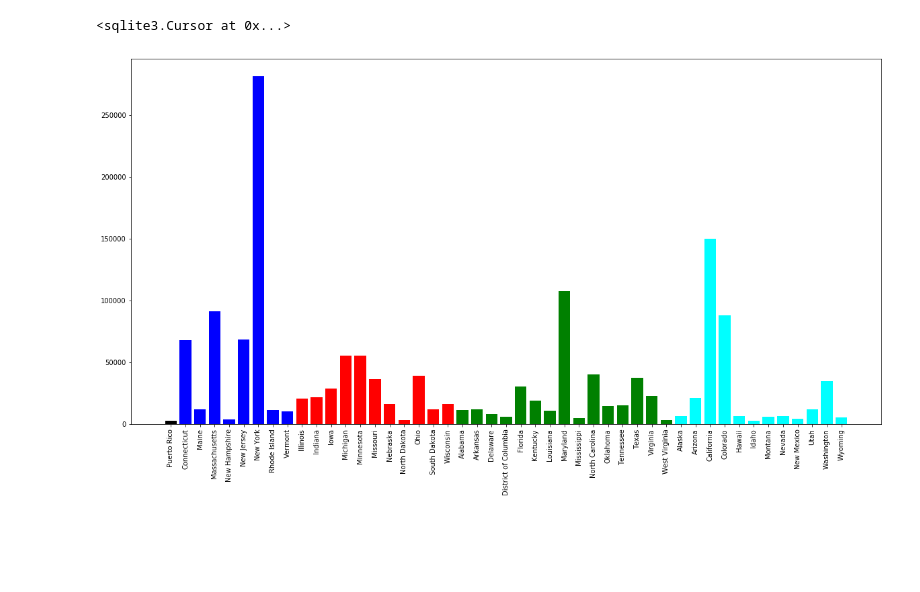
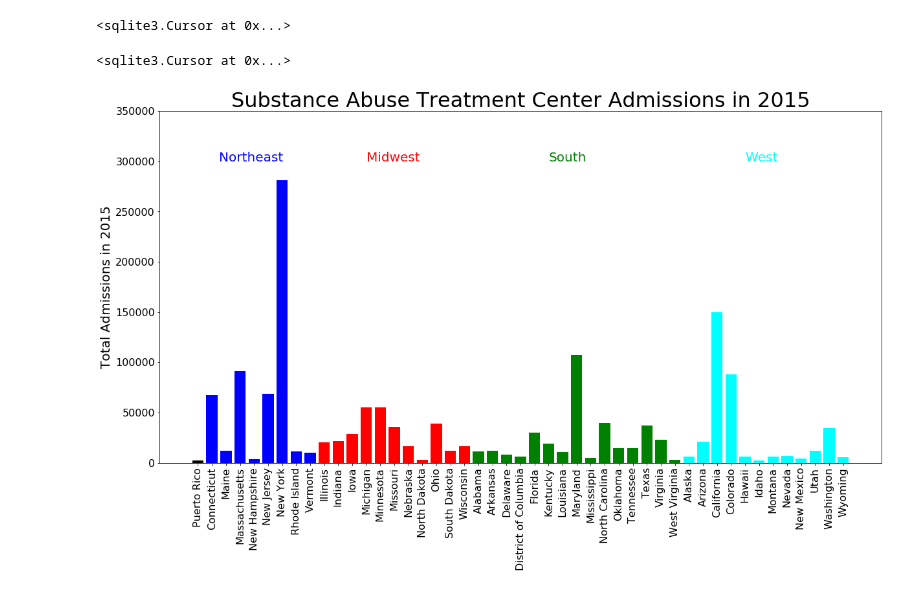
Before and after one commit to katevitale/SAMHDA, a Jupyter notebook: Main.ipynb, the cells around one changed output. Saved outputs shown, nothing was run; the diff lists cells and outputs as text; code cells hidden in the pictures; blank space fills up the shorter version.

```diff
--- a/Main.ipynb
+++ b/Main.ipynb
@@ -24,6 +24,10 @@ State_dict = {1:"Alabama",2:"Alaska", 4:"Arizona", 5:"Arkansas", 6:"California",
              38:"North Dakota", 39:"Ohio", 40:"Oklahoma", 44:"Rhode Island", 46:"South Dakota", 47:"Tennessee",
              48:"Texas", 49:"Utah", 50:"Vermont", 51:"Virginia", 53:"Washington", 54:"West Virginia", 55:"Wisconsin",
              56: "Wyoming", 72:"Puerto Rico"}
+# %%
+ cur.execute("SELECT STFIPS,COUNT(CASEID) from TEDSA group by STFIPS")
+# %% [output]
+<sqlite3.Cursor at 0x...>
 # %%
 cur.execute("SELECT REGION,STFIPS,COUNT(CASEID) from TEDSA group by REGION,STFIPS")
 # %% [output]
@@ -37,19 +41,28 @@ region_color = {0:'black', 1:'blue', 2:'red', 3:'green', 4:'cyan'}
 # %%
 colors = list()
 states = list()
 episodes = list()
+
 for entry in state_table_with_codes:
     colors.append(region_color[entry[0]])
     states.append(State_dict[entry[1]])
     episodes.append(entry[2])
 
 %matplotlib inline
 
 plt.figure(figsize=(20,10))
 plt.bar(states, episodes, color=colors)
-plt.xticks(rotation=90);
+plt.xticks(rotation=90, fontsize = 16);
+plt.yticks(fontsize=16)
+plt.title("Substance Abuse Treatment Center Admissions in 2015", fontsize = 32);
+plt.ylabel("Total Admissions in 2015", fontsize = 20);
+plt.ylim(0,350000)
+plt.text(1.5, 300000, "Northeast", color='blue',fontsize=20);
+plt.text(12, 300000, "Midwest", color='red', fontsize=20);
+plt.text(25, 300000, "South", color='green', fontsize=20);
+plt.text(39, 300000, "West", color='cyan', fontsize=20);
 # %% [output]
-[figure, old version]
+[figure, new version]
 # %%
 # retrieve US census state populations as CSV data from my computer and create a pandas data frame
 STATEPOPS = pd.read_csv("/Users/Kate/Desktop/Python for Everybody Specialization/Course 5 - Capstone/Weeks 3, 5, 7 - Side project/STATE POPULATIONS.csv")
```
Also changed, not shown: parts of 6 cells of this notebook.
